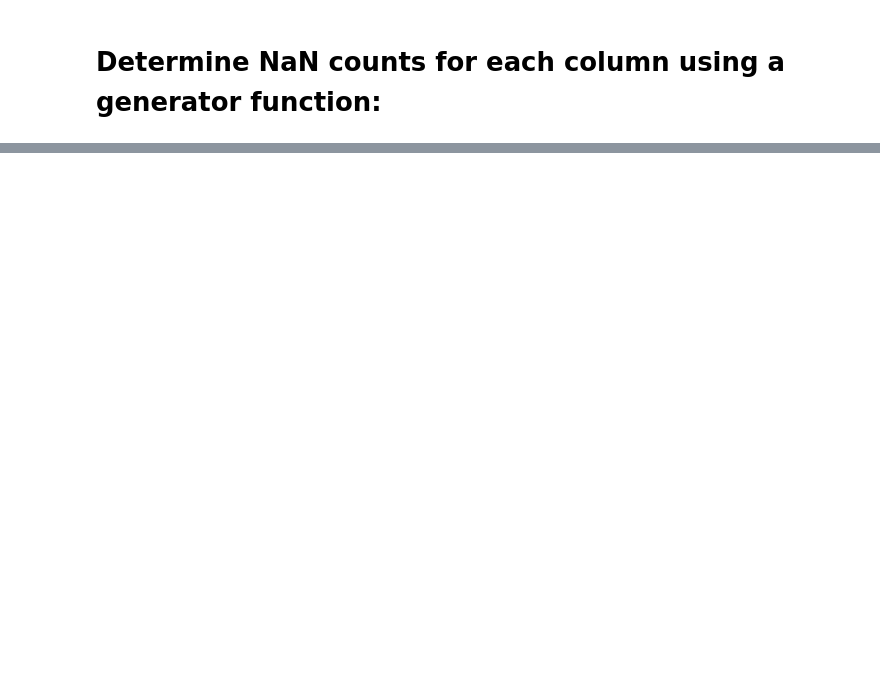
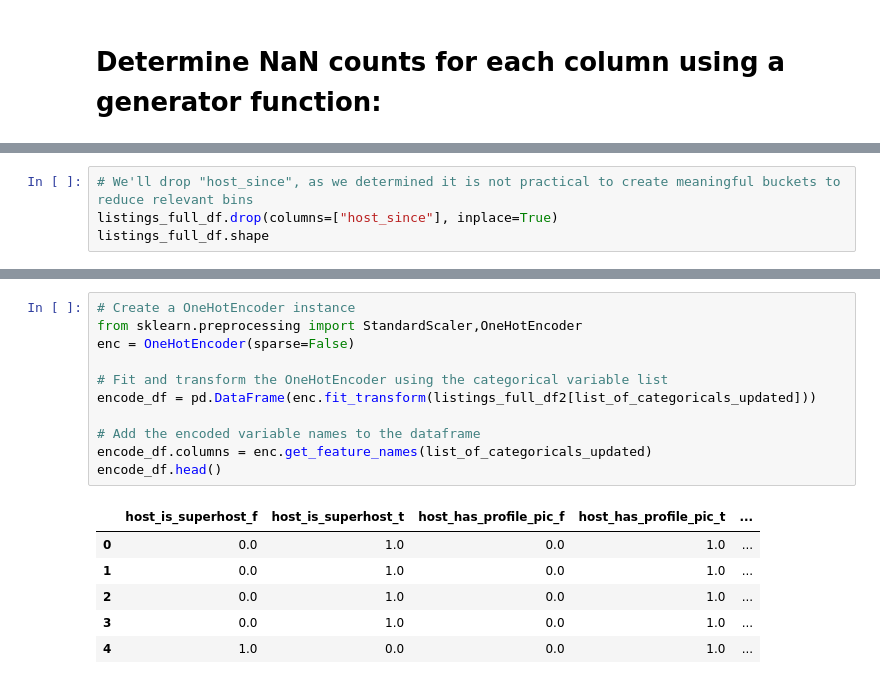
Before and after one commit to whitneylosinski/Eat.Sleep.Data, a Jupyter notebook: Listings_full.csv_CLEANING_PROCESS_file.ipynb, the cells around one changed output, grey strips where cells are left out. Drawn from its saved outputs; the diff is of its cells as text; blank space fills up the shorter version.

```diff
--- a/Listings_full.csv_CLEANING_PROCESS_file.ipynb
+++ b/Listings_full.csv_CLEANING_PROCESS_file.ipynb
@@ -109,0 +131,4 @@ listings_full_df.shape
+# %%
+# We'll drop "host_since", as we determined it is not practical to create meaningful buckets to reduce relevant bins
+listings_full_df.drop(columns=["host_since"], inplace=True)
+listings_full_df.shape
@@ -109,0 +237,18 @@ listings_full_df.shape
+# %%
+# Create a OneHotEncoder instance
+from sklearn.preprocessing import StandardScaler,OneHotEncoder
+enc = OneHotEncoder(sparse=False)
+
+# Fit and transform the OneHotEncoder using the categorical variable list
+encode_df = pd.DataFrame(enc.fit_transform(listings_full_df2[list_of_categoricals_updated]))
+
+# Add the encoded variable names to the dataframe
+encode_df.columns = enc.get_feature_names(list_of_categoricals_updated)
+encode_df.head()
+# %% [output]
+|  | host_is_superhost_f | host_is_superhost_t | host_has_profile_pic_f | host_has_profile_pic_t | ... |
+| 0 | 0.0 | 1.0 | 0.0 | 1.0 | ... |
+| 1 | 0.0 | 1.0 | 0.0 | 1.0 | ... |
+| 2 | 0.0 | 1.0 | 0.0 | 1.0 | ... |
+| 3 | 0.0 | 1.0 | 0.0 | 1.0 | ... |
+| 4 | 1.0 | 0.0 | 0.0 | 1.0 | ... |
```
Also changed, not shown: parts of 25 cells of this notebook.
